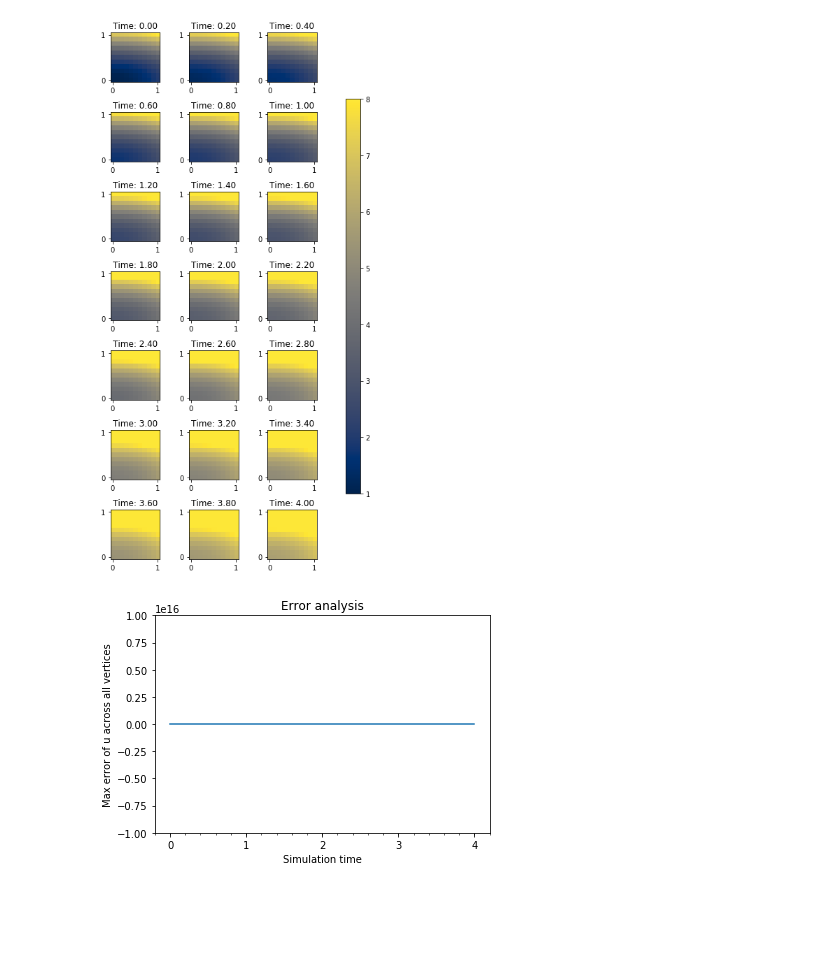
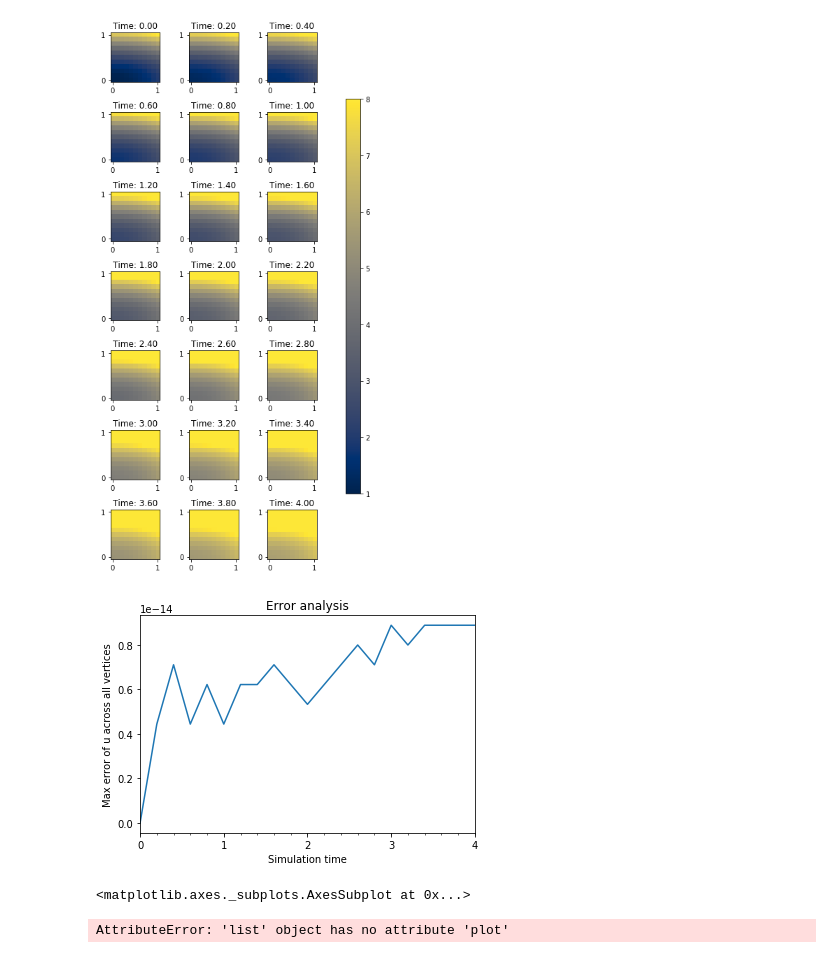
Before and after one commit to ZacharyVernec/PDE-FIND, a Jupyter notebook: Heat Equation.ipynb, the cells around one changed output. Saved outputs shown, nothing was run; the diff lists cells and outputs as text; code cells hidden in the pictures; blank space fills up the shorter version.

Commit message:
Error displaying now better.

```diff
--- a/Heat Equation.ipynb
+++ b/Heat Equation.ipynb
@@ -6,7 +6,7 @@ import numpy as np
 from IPython.display import HTML
 import matplotlib.pyplot as plt
 # %%
-def simulate_heat(nx, ny, nt, dt=None, tmax=None):
+def calculate_simulation(nx, ny, nt, dt=None, tmax=None):
     if dt is not None and tmax is not None:
         raise ValueError("For a given number of points, dt and tmax cannot both be defined.")
     elif dt is None and tmax is None:
@@ -43,11 +43,12 @@ def simulate_heat(nx, ny, nt, dt=None, tmax=None):
     L = (dt*f+u_n)*v*dx
 
     # Logs
-    logs = {'t':[], 'u':[], 'error_max':[]}
+    logs = {'t':[], 'u':[], 'error_L2':[], 'error_max':[]}
 
     #Log initial values
     logs['t'].append(t)
     logs['u'].append(u_n.copy(deepcopy=True))
+    logs['error_L2'].append(0)
     logs['error_max'].append(0)
 
     # Solving
@@ -61,13 +62,15 @@ def simulate_heat(nx, ny, nt, dt=None, tmax=None):
         #Get error
         vertex_values_u_D = u_D.compute_vertex_values(mesh).reshape(nx+1, ny+1)
         vertex_values_u = u.compute_vertex_values(mesh).reshape(nx+1, ny+1)
+        error_L2 = errornorm(u_D, u_n, norm_type='L2')
         error_max = np.max(np.abs(vertex_values_u_D - vertex_values_u))
 
         # Log current values
         logs['t'].append(t)
         logs['u'].append(u_n.copy(deepcopy=True))
-        logs['error_max'].append(0)
+        logs['error_L2'].append(error_L2)
+        logs['error_max'].append(error_max)
 
     return mesh_info, logs
 
-mesh_info, logs = simulate_heat(10, 10, 20, tmax=4.0)
+mesh_info, logs = calculate_simulation(10, 10, 20, tmax=4.0)
@@ -130,25 +140,63 @@ display_simulation(mesh_info, logs, nrows_max=7, show_bounds=True)
 # %% [output]
 [figure]
 # %%
-def display_error(mesh_info, logs, major_ticks_period=1):
-    #the simulation time is displayed every major_ticks_period times the timestep dt
+def display_error(error_type, mesh_info, logs, prev_ax=None, major_ticks_period=1, show=True):
+    #the simulation time is displayed every 'major_ticks_period' times the timestep dt
+    #'show' is false when the function is used as an intermediate step (if the axis will be used for further plotting)
 
-    fig = plt.figure()
-    ax = fig.add_subplot(111)
+    if prev_ax is None:
+        fig = plt.figure()
+        ax = fig.add_subplot(111)
+    else:
+        ax = prev_ax
 
-    ax.plot(logs['t'], logs['error_max'])
-    ax.set_ylim([-1e16, 1e16])
+    ax.plot(logs['t'], logs['error_'+error_type])
+    ax.margins(x=0)
 
     ax.set_title('Error analysis')
     ax.set_xlabel('Simulation time')
     ax.set_ylabel('Max error of u across all vertices')
-    ax.xaxis.set_major_locator(plt.MultipleLocator(mesh_info['dt']*major_ticks_period))
-    ax.xaxis.set_minor_locator(plt.MultipleLocator(mesh_info['dt']))
 
-    plt.show()
+    if show:
+        ax.xaxis.set_major_locator(plt.MultipleLocator(mesh_info['dt']*major_ticks_period))
+        ax.xaxis.set_minor_locator(plt.MultipleLocator(mesh_info['dt']))
+        plt.show()
+    return ax
 
-display_error(mesh_info, logs, major_ticks_period=5)
+display_error('max', mesh_info, logs, major_ticks_period=5)
 # %% [output]
-[figure, old version]
+[figure, new version]
+<matplotlib.axes._subplots.AxesSubplot at 0x...>
+# %%
+def display_errors(error_type, nxs, nys, nts, tmax):
+    nxs, nys, nts = np.sort(nxs)[::-1], np.sort(nys)[::-1], np.sort(nts)[::-1]
+
+    prev_ax = None
+    max_it = max(len(nxs), len(nys), len(nts))
+    show = False
+    for i in range(max_it):
+        #Reuse smallest value of ns if their are smaller values of a different ns to get through
+        try:
+            nx = nxs[i]
+        except IndexError:
+            nx = nxs[-1]
+        try:
+            ny = nys[i]
+        except IndexError:
+            ny = nys[-1]
+        try:
+            nt = nts[i]
+        except IndexError:
+            nt = nts[-1]
+
+        mesh_info, logs = calculate_simulation(nx, ny, nt, tmax=tmax)
+        if i == max_it-1:
+            show=True
+        prev_ax = display_error(error_type, mesh_info, logs, prev_ax=prev_ax, show=show)
+
+
+display_error('L2', [10, 15, 20, 30], [10, 15, 20, 30], [20, 30, 40, 60], 4.0)
+# %% [output]
+AttributeError: 'list' object has no attribute 'plot'
 # %%
 ### other
```
Also changed, not shown: parts of 2 cells of this notebook.
